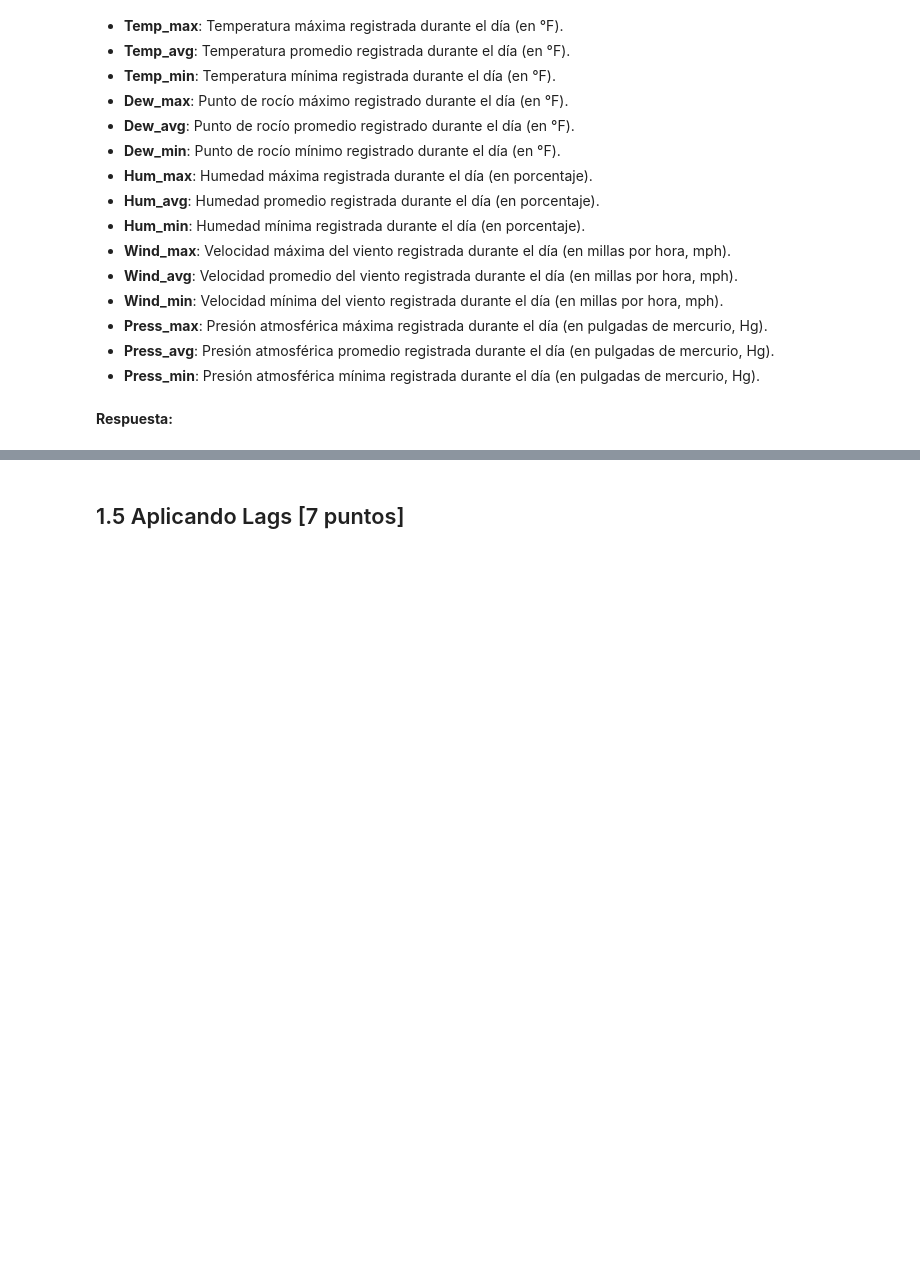
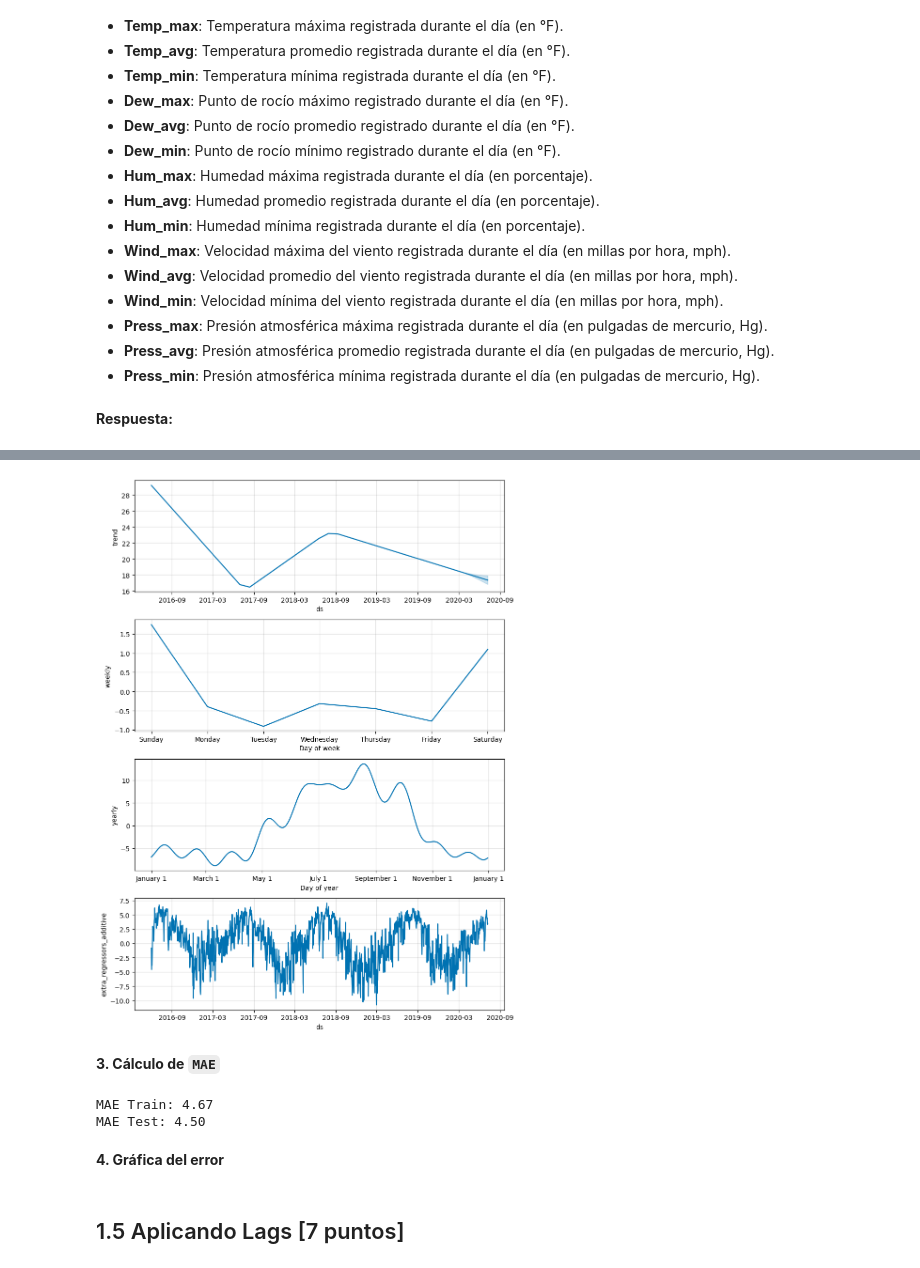
Before and after one commit to ElLuquitas/MDS7202-labs, a Jupyter notebook: lab8/Lab_8_Enunciado.ipynb, the cells around one changed output, grey strips where cells are left out. Saved outputs shown, nothing was run; the diff lists cells and outputs as text; code cells hidden in the pictures; blank space fills up the shorter version.

```diff
--- a/lab8/Lab_8_Enunciado.ipynb
+++ b/lab8/Lab_8_Enunciado.ipynb
@@ -556,0 +624,18 @@ Los datos del dataset de Frink son los siguientes:
+# %%
+# Componentes del modelo predichas
+fig2 = model.plot_components(total_pred)
+# %% [output]
+[figure, added]
+# %% [markdown]
+**3. Cálculo de `MAE`**
+# %%
+mae_train = mean_absolute_error(y_train_prophet, y_train_pred)
+mae_test = mean_absolute_error(y_test_prophet, y_test_pred)
+
+print(f'MAE Train: {mae_train:.2f}')
+print(f'MAE Test: {mae_test:.2f}')
+# %% [output]
+MAE Train: 4.67
+MAE Test: 4.50
+# %% [markdown]
+**4. Gráfica del error**
```
Also changed, not shown: parts of 12 cells of this notebook.
